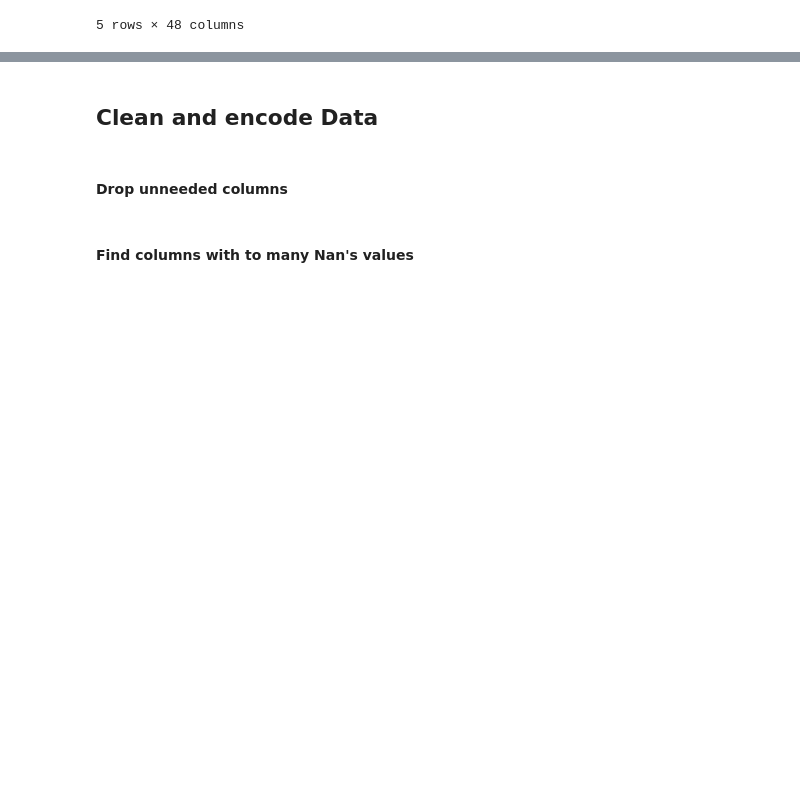
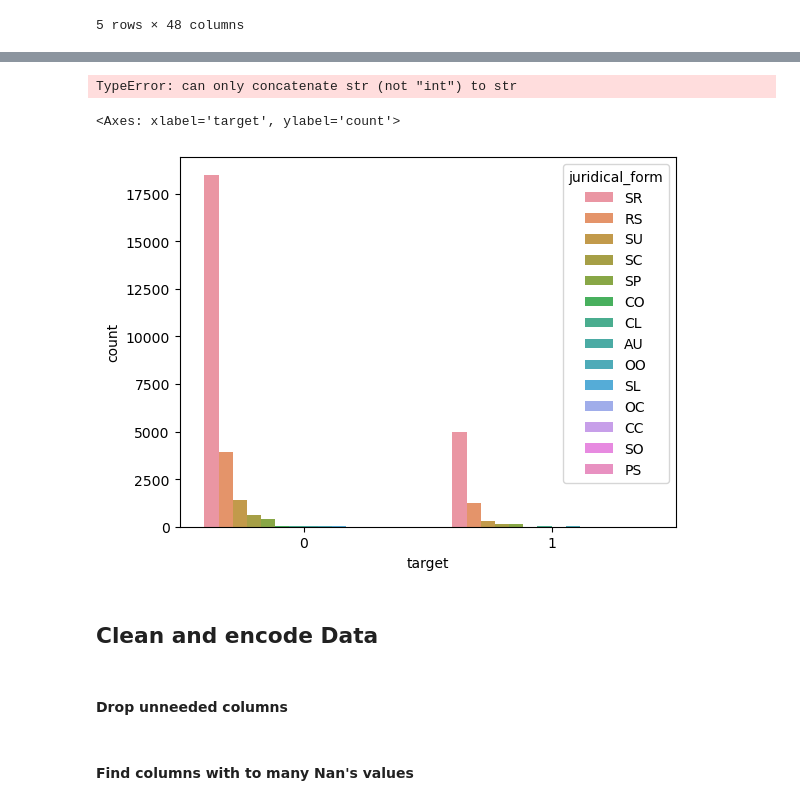
Before and after one commit to DanielGuarnizo/HACK4SDS, a Jupyter notebook: Dataset_DAY1/code.ipynb, the cells around one changed output, grey strips where cells are left out. Drawn from its saved outputs; the diff is of its cells as text; code cells hidden in the pictures; blank space fills up the shorter version.

Commit message:
Analizing data

```diff
--- a/Dataset_DAY1/code.ipynb
+++ b/Dataset_DAY1/code.ipynb
@@ -25,3 +41,12 @@ train_dataset.head()
+# %%
+train_dataset.values.sum()
+# %% [output]
+TypeError: can only concatenate str (not "int") to str
+# %%
+sns.countplot(x='target', hue= 'juridical_form', data= train_dataset)
+# %% [output]
+<Axes: xlabel='target', ylabel='count'>
+[figure, added]
 # %% [markdown]
 ## Clean and encode Data
 # %% [markdown]
```
Also changed, not shown: parts of 5 cells of this notebook.
